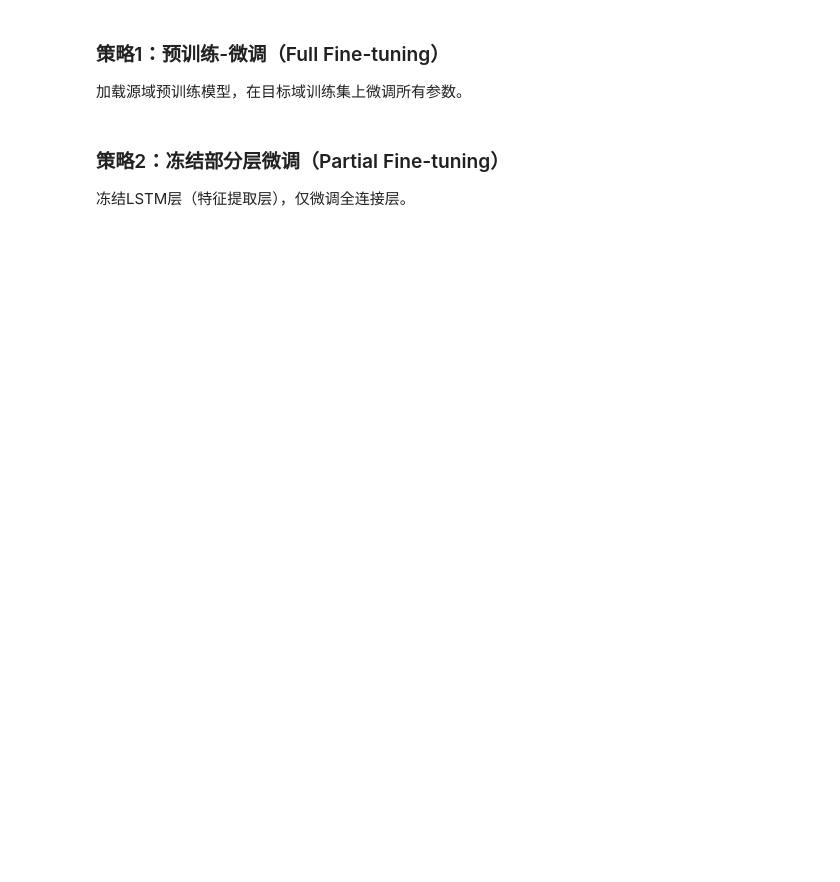
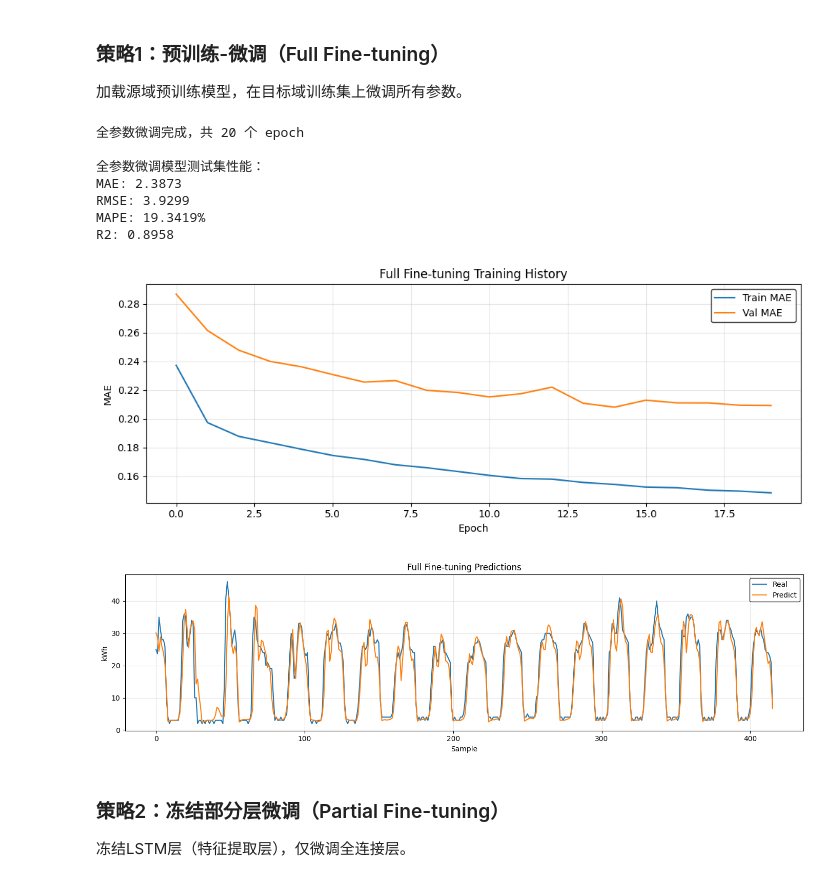
Before and after one commit to HowerL/load_forecasting, a Jupyter notebook: transfer_learning.ipynb, the cells around one changed output. Cells and saved outputs as stored; diff of their text form; code cells hidden in the pictures; blank space fills up the shorter version.

```diff
--- a/transfer_learning.ipynb
+++ b/transfer_learning.ipynb
@@ -249,51 +231,56 @@ plot_predictions(y_target_test, y_pred_baseline, 'Baseline Model Predictions', t
 
 加载源域预训练模型，在目标域训练集上微调所有参数。
 # %%
-print("="*60)
-print("策略1: 预训练-微调（Full Fine-tuning）")
-print("="*60)
-
 # 加载预训练模型
 finetuned_full = LSTMPredictor(input_size=input_size, hidden_size=HIDDEN_SIZE).to(device)
 finetuned_full.load_state_dict(torch.load(MODEL_DIR / 'pretrained_source.pt', map_location=device))
-print(f"已加载预训练模型: {MODEL_DIR / 'pretrained_source.pt'}")
 
 # 微调所有参数
-optimizer_ft_full = torch.optim.Adam(finetuned_full.parameters(), lr=1e-4, weight_decay=1e-3)
+optimizer_ft_full = torch.optim.Adam(finetuned_full.parameters(), lr=1e-4, weight_decay=1e-4)
 early_stopping_ft_full = EarlyStopping(patience=5, restore_best_weights=True)
 lr_scheduler_ft_full = ReduceLROnPlateau(optimizer_ft_full, factor=0.5, patience=4, min_lr=1e-6)
 
 train_losses_ft_full = []
 val_losses_ft_full = []
 
-print("\n开始目标域微调（全参数）...")
 for epoch in range(EPOCHS):
     train_loss = run_epoch(finetuned_full, target_train_loader, criterion, device, optimizer_ft_full)
     val_loss = run_epoch(finetuned_full, target_val_loader, criterion, device)
 
     train_losses_ft_full.append(train_loss)
     val_losses_ft_full.append(val_loss)
 
     lr_scheduler_ft_full.step(val_loss)
 
     if early_stopping_ft_full(val_loss, finetuned_full):
         break
 
 early_stopping_ft_full.restore(finetuned_full)
 print(f"全参数微调完成，共 {len(train_losses_ft_full)} 个 epoch")
+torch.save(finetuned_full.state_dict(), MODEL_DIR / 'transfer_full_finetune.pt')
 
 # 在目标域测试集上评估
 y_pred_ft_full = predict(finetuned_full, target_test_loader, device)
 metrics_ft_full = evaluate(y_target_test, y_pred_ft_full, target_scaler)
 
 print("\n全参数微调模型测试集性能：")
 print(f"MAE: {metrics_ft_full['MAE']:.4f}")
 print(f"RMSE: {metrics_ft_full['RMSE']:.4f}")
 print(f"MAPE: {metrics_ft_full['MAPE']:.4f}%")
 print(f"R2: {metrics_ft_full['R2']:.4f}")
 
 plot_training_history(train_losses_ft_full, val_losses_ft_full, 'Full Fine-tuning Training History')
 plot_predictions(y_target_test, y_pred_ft_full, 'Full Fine-tuning Predictions', target_scaler)
+# %% [output]
+全参数微调完成，共 20 个 epoch
+
+全参数微调模型测试集性能：
+MAE: 2.3873
+RMSE: 3.9299
+MAPE: 19.3419%
+R2: 0.8958
+[figure, added]
+[figure, added]
 # %% [markdown]
 ### 策略2：冻结部分层微调（Partial Fine-tuning）
 
```
Also changed, not shown: parts of 16 cells of this notebook, 8 other files.
